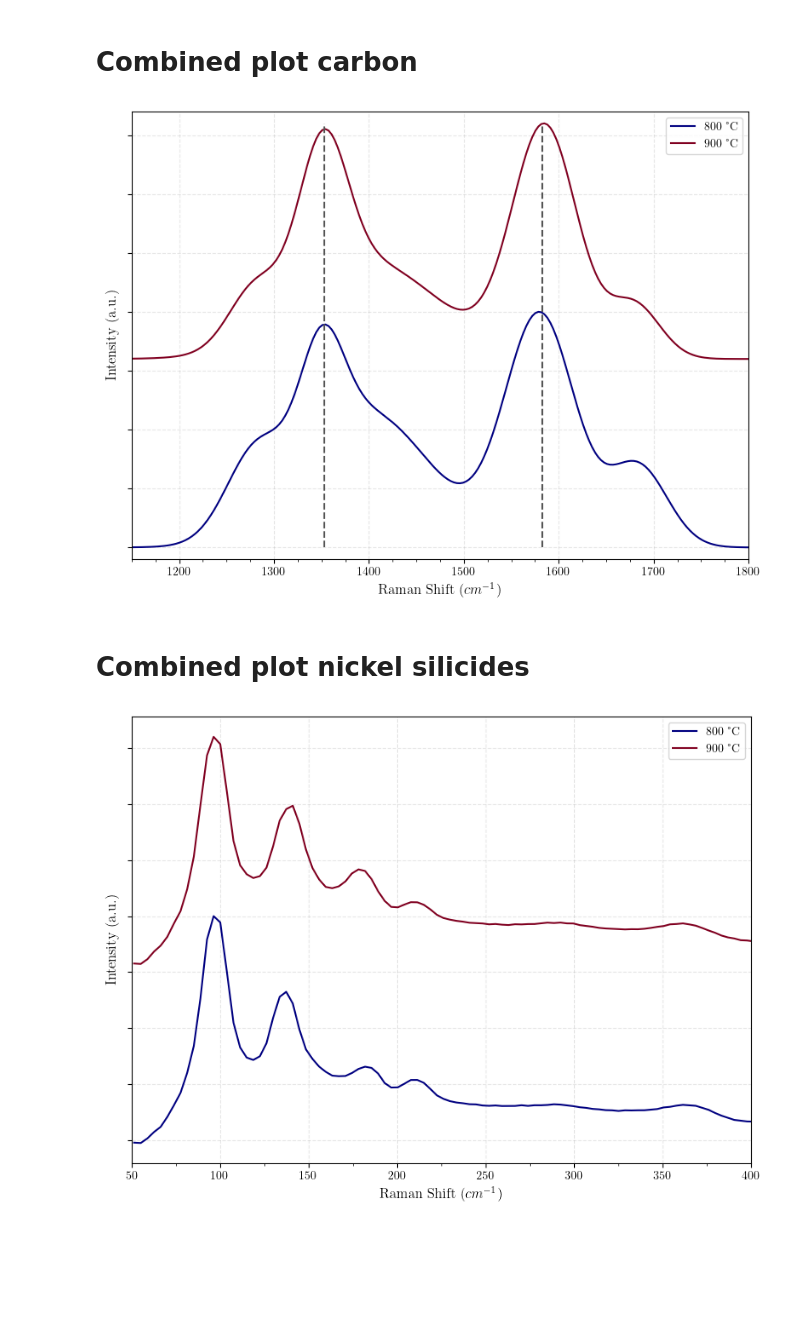
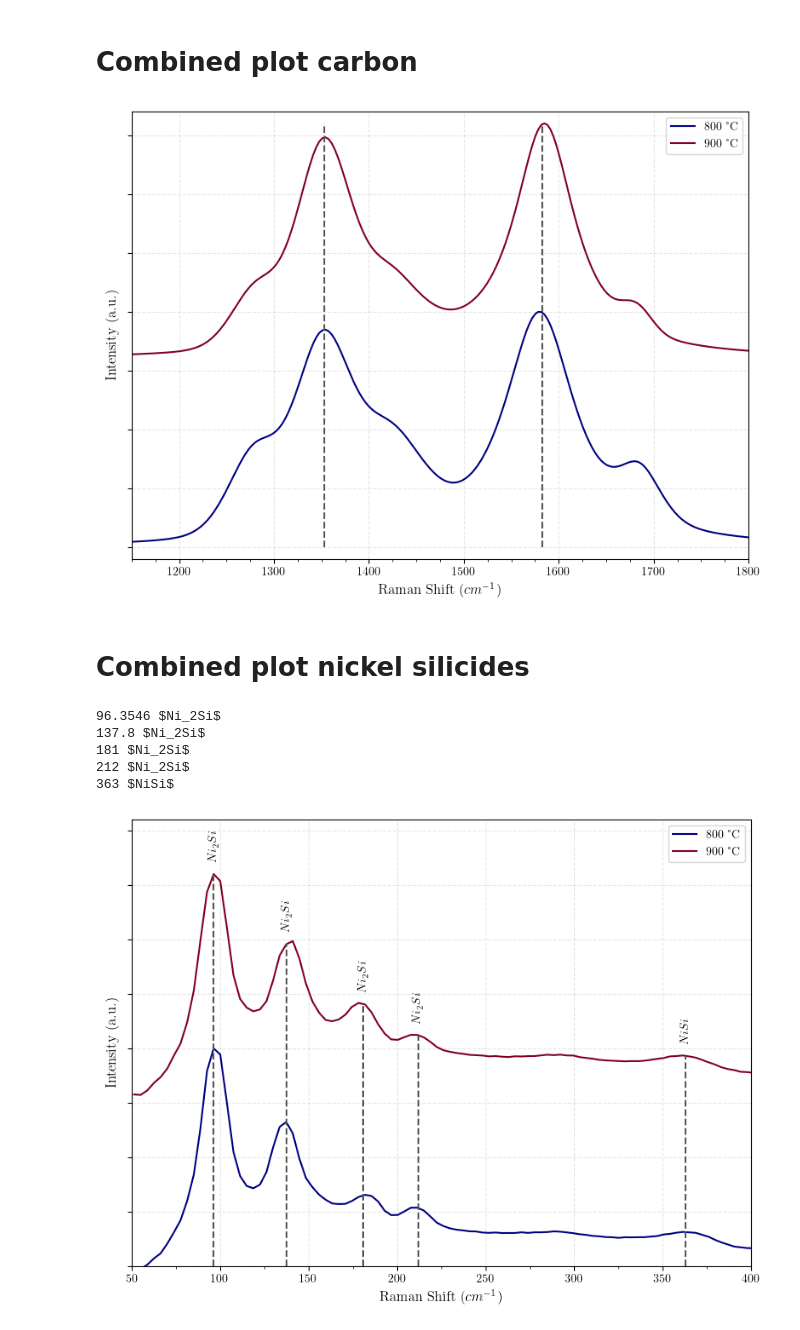
Before and after one commit to XXLutz13/Master_data, a Jupyter notebook: Raman/plotting_fit.ipynb, the cells around one changed output. Cells and saved outputs as stored; diff of their text form; code cells hidden in the pictures; blank space fills up the shorter version.

```diff
--- a/Raman/plotting_fit.ipynb
+++ b/Raman/plotting_fit.ipynb
@@ -20,7 +20,7 @@ plt.rcParams.update({
 # %% [markdown]
 # 900 °C
 # %%
-file_path = r"../Data/Raman/900_front.txt"
+file_path = r"../Data/Raman/900_front_voigt.txt"
 
 data_900 = pd.read_csv(file_path, sep='\t')
 print(data_900.info())
@@ -103,7 +103,7 @@ plt.show()
 # %% [markdown]
 # 800 °C
 # %%
-file_path_800 = r"../Data/Raman/800_front.txt"
+file_path_800 = r"../Data/Raman/800_front_voigt.txt"
 
 data_800 = pd.read_csv(file_path_800, sep='\t')
 print(data_800.info())
@@ -210,30 +210,45 @@ plt.tight_layout()
 # plt.savefig(f'../Images/Raman/800_front_fit.pdf', dpi=500)
 plt.show()
 # %% [output]
-[figure, old version]
+[figure, new version]
 # %% [markdown]
 # Combined plot nickel silicides
 # %%
 fig, ax = plt.subplots(figsize=(8, 6))
 
-norm_800 = data_800['Corrected Intensity'] / data_800['Corrected Intensity'].max()
-norm_900 = data_900['Corrected Intensity'] / data_900['Corrected Intensity'].max()
+data_800["norm_800"] = data_800['Corrected Intensity'] / data_800['Corrected Intensity'].max()
+data_900["norm_900"] = data_900['Corrected Intensity'] / data_900['Corrected Intensity'].max()
 
-ax.plot(data_800['Raman shift'], norm_800, color="#000080", label='800 °C')
-ax.plot(data_900['Raman shift'], norm_900 + 0.8, color="#800020", label='900 °C')
+offset = 0.8
+ax.plot(data_800['Raman shift'], data_800["norm_800"], color="#000080", label='800 °C')
+ax.plot(data_900['Raman shift'], data_900["norm_900"] + offset, color="#800020", label='900 °C')
 
 # ax.vlines([1352.5, 1583], ymin=0, ymax=1.8, color="#555555", linestyle='--')
+peak_labels = {96.3546: '$Ni_2Si$', 137.8: '$Ni_2Si$', 181: '$Ni_2Si$', 212: '$Ni_2Si$', 363: '$NiSi$'}
+
+for position, name in peak_labels.items():
+    print(position, name)
+    y_height = np.interp(position, data_900['Raman shift'], data_900['norm_900'])
+    ax.vlines([position], ymin=0, ymax=y_height + offset, color="#555555", linestyle='--')
+    plt.text(position, y_height +offset+ 0.05, name,
+            ha='center', va='bottom', fontsize=10, fontweight='bold', rotation=90)
+
 
 ax.set_xlabel(r"Raman Shift ($cm^{-1}$)", fontsize=12)
 ax.set_ylabel(r"Intensity (a.u.)", fontsize=12)
 ax.set_yticklabels([])
 ax.set_xlim(50, 400)
-# ax.set_ylim(-0.05, 1.85)
+ax.set_ylim(0, 2.05)
 ax.xaxis.set_minor_locator(MultipleLocator(25))
 ax.grid(True, linestyle='--', alpha=0.3, zorder=1)
 plt.legend()
 plt.tight_layout()
-# plt.savefig(f'../Images/Raman/800_front_fit.pdf', dpi=500)
+# plt.savefig(f'../Images/Raman/NiSi.pdf', dpi=500)
 plt.show()
 # %% [output]
+96.3546 $Ni_2Si$
+137.8 $Ni_2Si$
+181 $Ni_2Si$
+212 $Ni_2Si$
+363 $NiSi$
-[figure, old version]
+[figure, new version]
```
Also changed, not shown: parts of 2 cells of this notebook, 6 other files.
